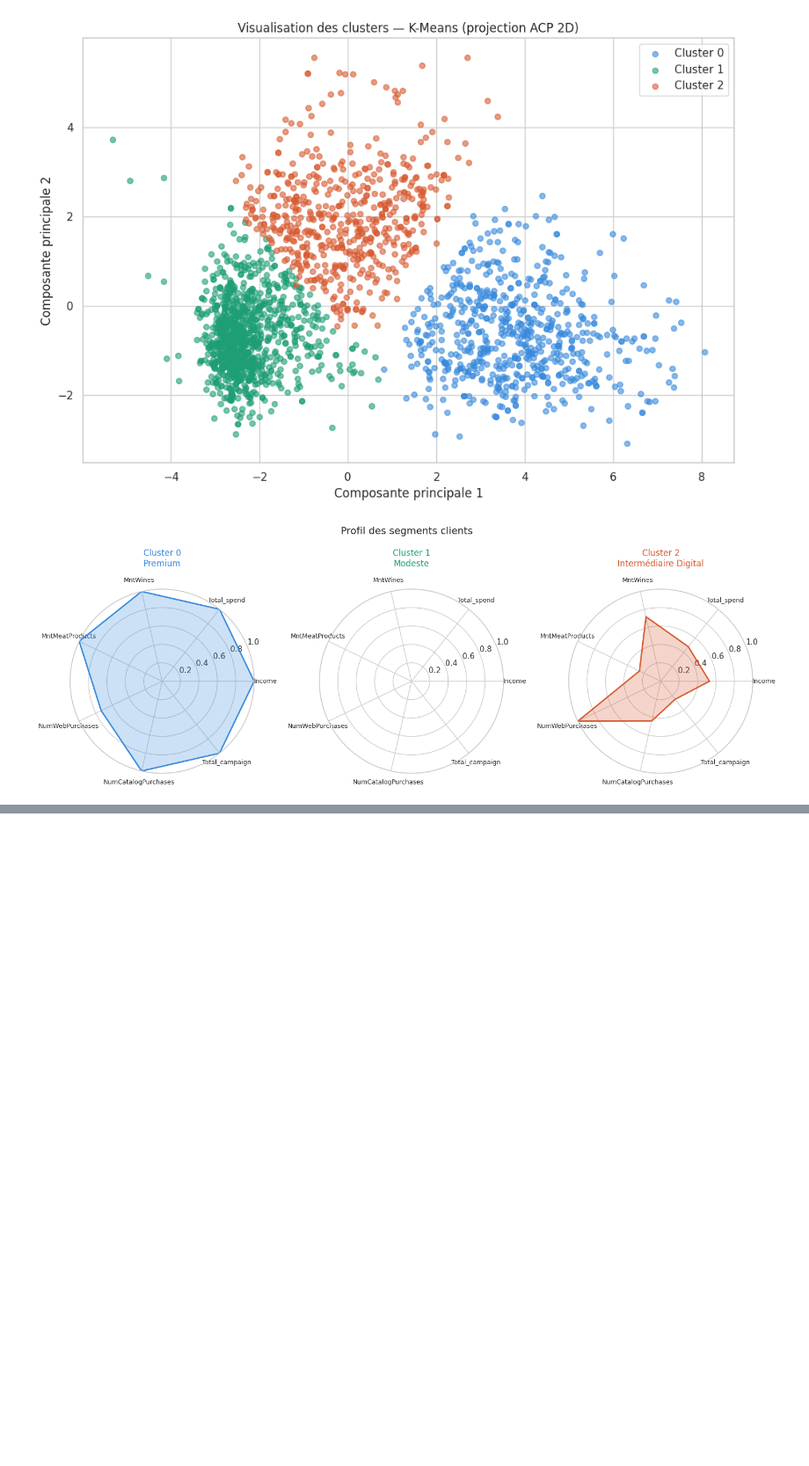
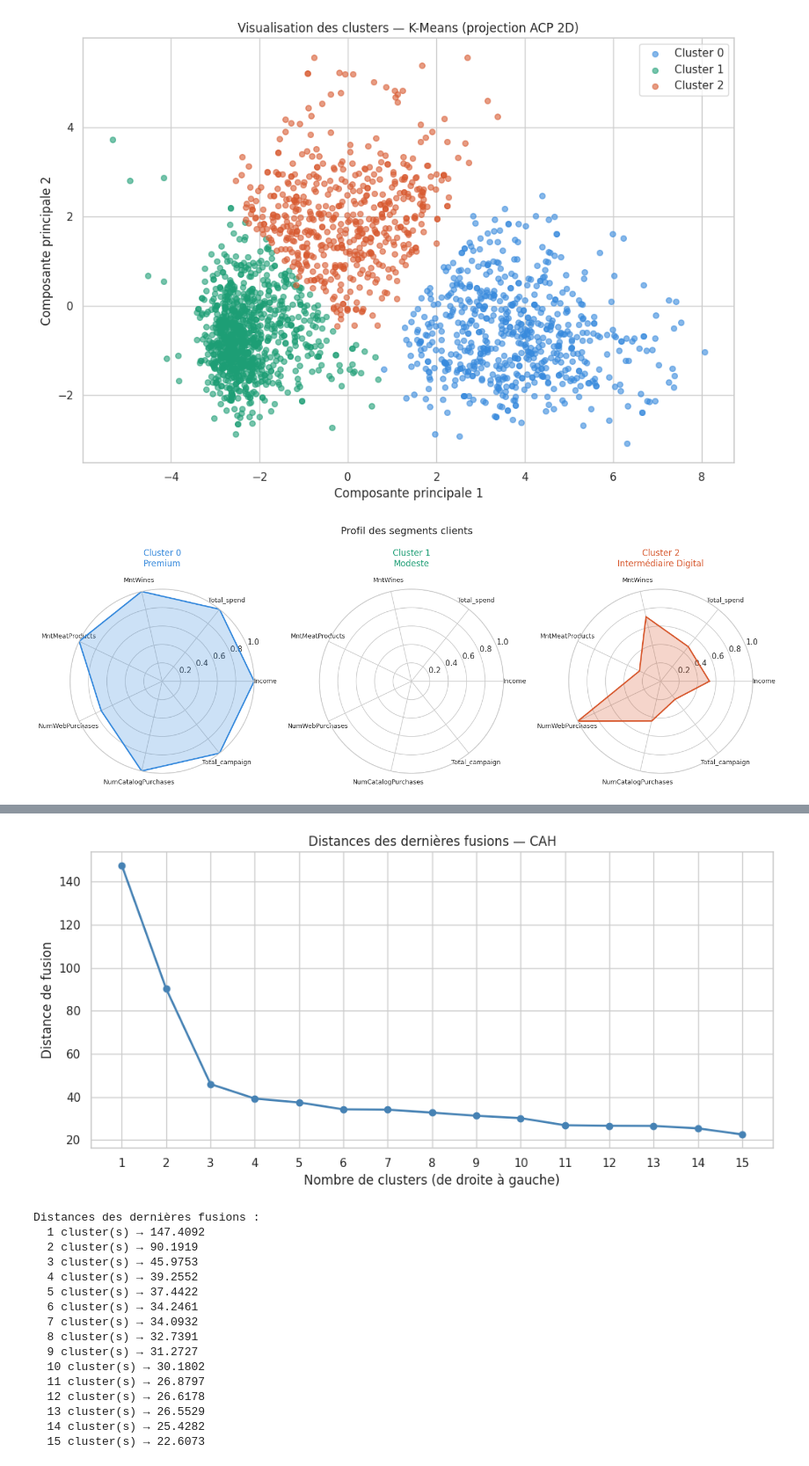
Before and after one commit to MENDJEV/MARKETING-ANALYSIS-WITH-ML, a Jupyter notebook: notebooks/04_MODELLING.ipynb, the cells around one changed output, grey strips where cells are left out. Shown at 88% size. Saved outputs shown, nothing was run; the diff lists cells and outputs as text; code cells hidden in the pictures; blank space fills up the shorter version.

```diff
--- a/notebooks/04_MODELLING.ipynb
+++ b/notebooks/04_MODELLING.ipynb
@@ -345,0 +542,40 @@ plt.show()
+# %%
+# --- Courbe des distances de fusion ---
+
+# Les distances de fusion sont dans la 3e colonne de Z
+distances = Z[:, 2]
+
+# On regarde les dernières fusions — les plus significatives
+n_fusions = 15
+last_distances = distances[-n_fusions:][::-1]
+
+plt.figure(figsize=(10, 5))
+plt.plot(range(1, n_fusions + 1), last_distances,marker="o", color="steelblue", linewidth=2)
+plt.title("Distances des dernières fusions — CAH")
+plt.xlabel("Nombre de clusters (de droite à gauche)")
+plt.ylabel("Distance de fusion")
+plt.xticks(range(1, n_fusions + 1))
+plt.tight_layout()
+plt.show()
+
+print("Distances des dernières fusions :")
+for i, d in enumerate(last_distances, 1):
+    print(f"  {i} cluster(s) → {d:.4f}")
+# %% [output]
+[figure, added]
+Distances des dernières fusions :
+  1 cluster(s) → 147.4092
+  2 cluster(s) → 90.1919
+  3 cluster(s) → 45.9753
+  4 cluster(s) → 39.2552
+  5 cluster(s) → 37.4422
+  6 cluster(s) → 34.2461
+  7 cluster(s) → 34.0932
+  8 cluster(s) → 32.7391
+  9 cluster(s) → 31.2727
+  10 cluster(s) → 30.1802
+  11 cluster(s) → 26.8797
+  12 cluster(s) → 26.6178
+  13 cluster(s) → 26.5529
+  14 cluster(s) → 25.4282
+  15 cluster(s) → 22.6073
```
Also changed, not shown: parts of 13 cells of this notebook, 3 other files.
